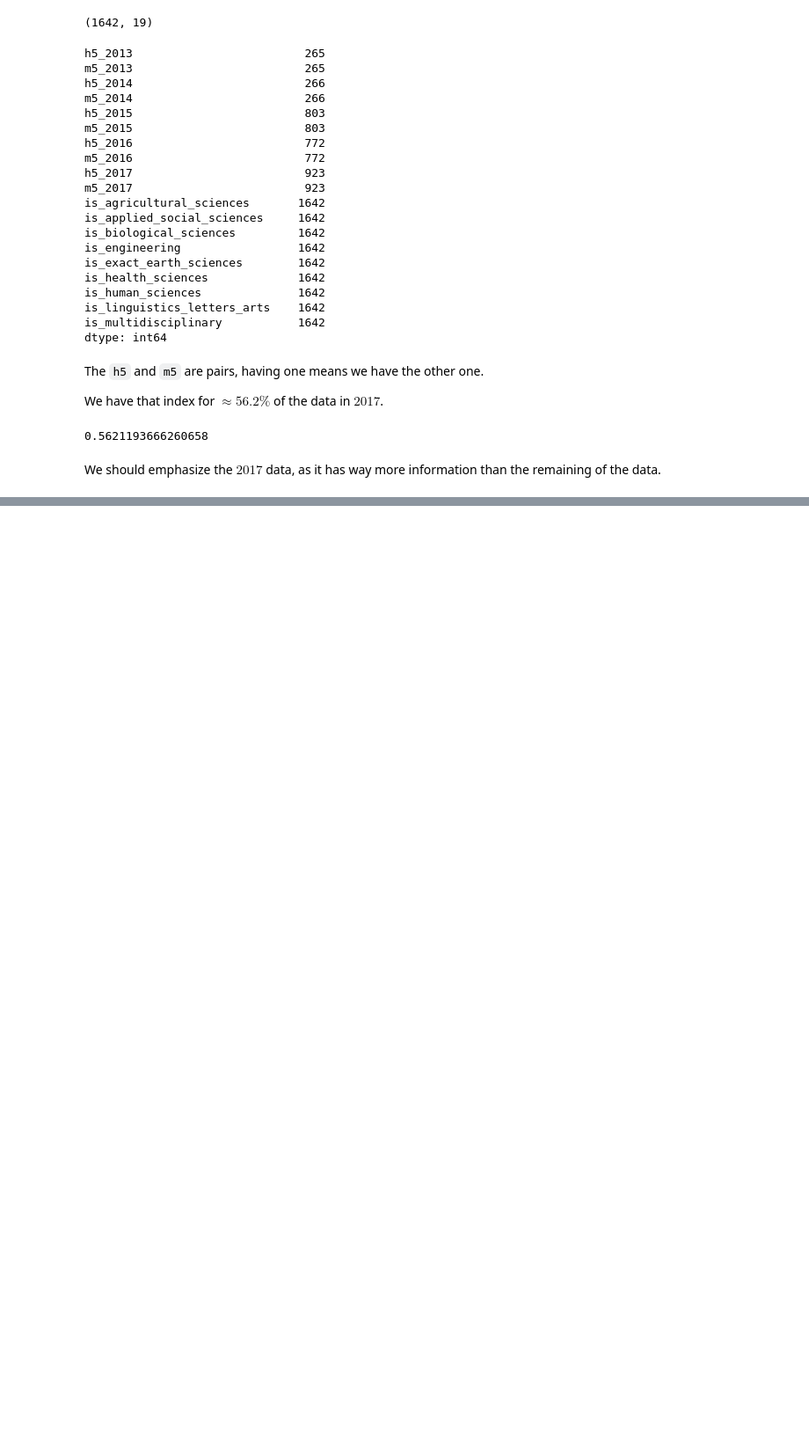
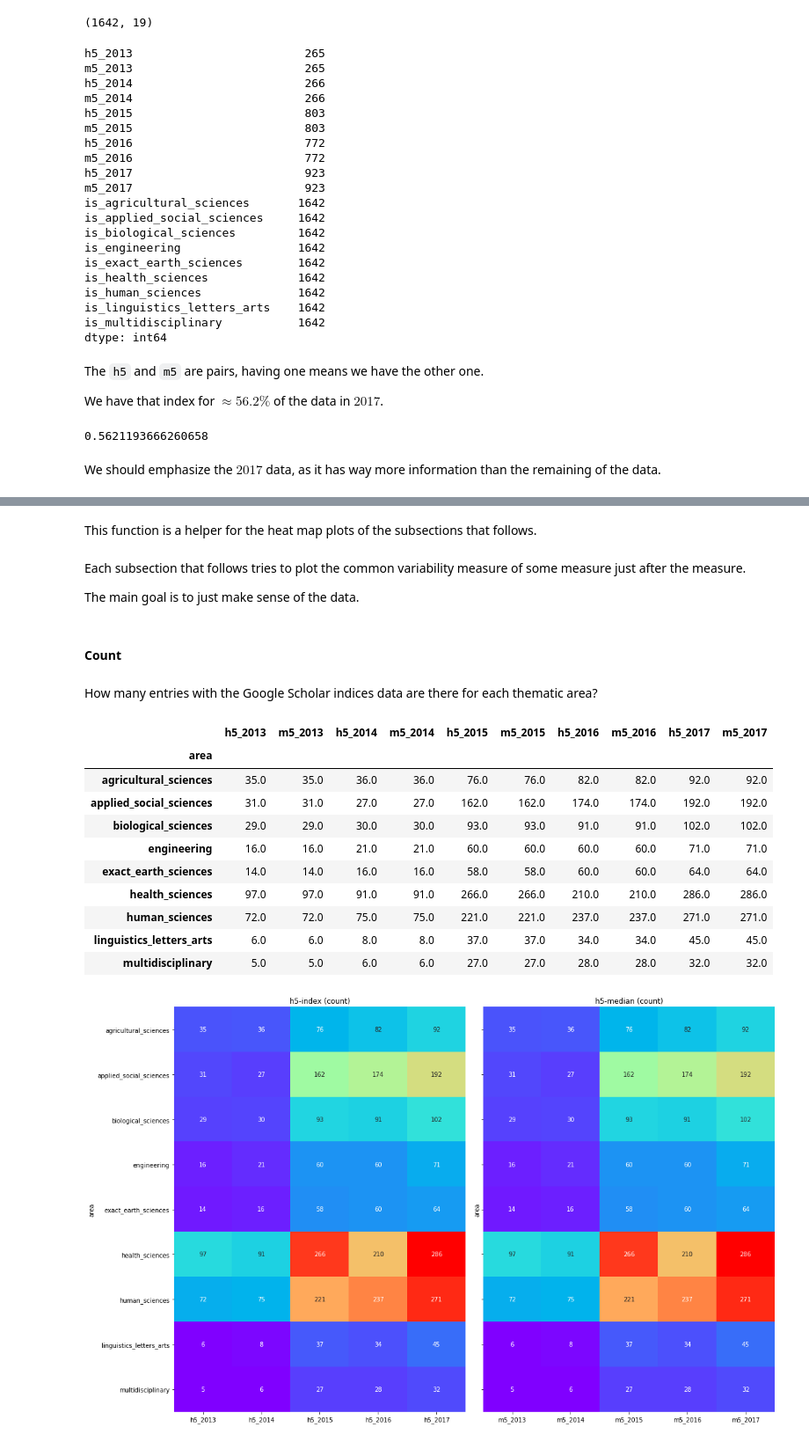
Before and after one commit to scieloorg/scielo20gt6, a Jupyter notebook: google_scholar_h5.ipynb, the cells around one changed output, grey strips where cells are left out. Shown at 88% size. Saved outputs shown, nothing was run; the diff lists cells and outputs as text; code cells hidden in the pictures; blank space fills up the shorter version.

Commit message:
Analyze the Google Scholar indices for all years
It's an analysis of the Google Scholar indices by thematic area using
heat maps, with a summary of what can be said about this data

```diff
--- a/google_scholar_h5.ipynb
+++ b/google_scholar_h5.ipynb
@@ -511,0 +519,6 @@ as it has way more information than the remaining of the data.
+# %%
+ddata = pd.concat([
+    dataset[dataset[area] == 1][gs_fields].describe().assign(area=area[3:])
+    for area in areaswm
+])
+ddata
@@ -511,0 +545,41 @@ as it has way more information than the remaining of the data.
+# %% [markdown]
+This function is a helper for the heat map plots of the
+subsections that follows.
+# %%
+def hmap(data, title):
+    fig, (ax1, ax2) = plt.subplots(ncols=2, figsize=(16, 10), sharey=True)
+    sns.heatmap(data[h5_fields], ax=ax1,
+                cmap="rainbow", annot=True, fmt="g", cbar=False)
+    ax1.set(title=f"h5-index ({title})")
+    sns.heatmap(data[m5_fields], ax=ax2,
+                cmap="rainbow", annot=True, fmt="g", cbar=False)
+    ax2.set(title=f"h5-median ({title})")
+    fig.tight_layout()
+# %% [markdown]
+Each subsection that follows
+tries to plot the common variability measure
+of some measure just after the measure.
+
+The main goal is to just make sense of the data.
+# %% [markdown]
+#### Count
+# %% [markdown]
+How many entries with the Google Scholar indices data are there
+for each thematic area?
+# %%
+dataset_counts = ddata.loc["count"].set_index("area")
+hmap(dataset_counts, "count")
+dataset_counts
+# %% [output]
+|  | h5_2013 | m5_2013 | h5_2014 | m5_2014 | h5_2015 | m5_2015 | h5_2016 | m5_2016 | h5_2017 | m5_2017 |
+| area |  |  |  |  |  |  |  |  |  |  |
+| agricultural_sciences | 35.0 | 35.0 | 36.0 | 36.0 | 76.0 | 76.0 | 82.0 | 82.0 | 92.0 | 92.0 |
+| applied_social_sciences | 31.0 | 31.0 | 27.0 | 27.0 | 162.0 | 162.0 | 174.0 | 174.0 | 192.0 | 192.0 |
+| biological_sciences | 29.0 | 29.0 | 30.0 | 30.0 | 93.0 | 93.0 | 91.0 | 91.0 | 102.0 | 102.0 |
+| engineering | 16.0 | 16.0 | 21.0 | 21.0 | 60.0 | 60.0 | 60.0 | 60.0 | 71.0 | 71.0 |
+| exact_earth_sciences | 14.0 | 14.0 | 16.0 | 16.0 | 58.0 | 58.0 | 60.0 | 60.0 | 64.0 | 64.0 |
+| health_sciences | 97.0 | 97.0 | 91.0 | 91.0 | 266.0 | 266.0 | 210.0 | 210.0 | 286.0 | 286.0 |
+| human_sciences | 72.0 | 72.0 | 75.0 | 75.0 | 221.0 | 221.0 | 237.0 | 237.0 | 271.0 | 271.0 |
+| linguistics_letters_arts | 6.0 | 6.0 | 8.0 | 8.0 | 37.0 | 37.0 | 34.0 | 34.0 | 45.0 | 45.0 |
+| multidisciplinary | 5.0 | 5.0 | 6.0 | 6.0 | 27.0 | 27.0 | 28.0 | 28.0 | 32.0 | 32.0 |
+[figure, added]
```
Also changed, not shown: parts of 26 cells of this notebook.
